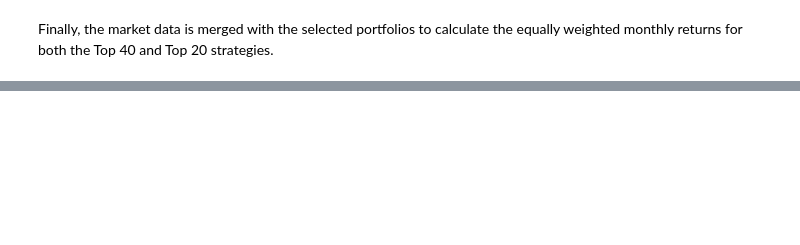
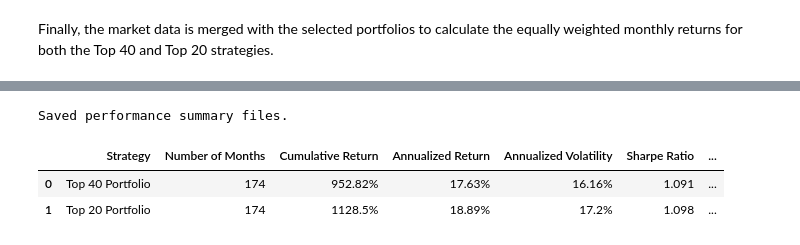
Before and after one commit to nekumonokat/ACCT655_AVI_Project, a Jupyter notebook: analysis.ipynb, the cells around one changed output, grey strips where cells are left out. Saved outputs shown, nothing was run; the diff lists cells and outputs as text; code cells hidden in the pictures; blank space fills up the shorter version.

```diff
--- a/analysis.ipynb
+++ b/analysis.ipynb
@@ -1041,0 +1156,34 @@ Portfolio returns with stock counts:
+# %%
+# ------------------------------------------------------------
+# 10.4 Format performance summary table
+# ------------------------------------------------------------
+
+performance_summary_formatted = performance_summary.copy()
+
+percent_cols = [
+    "Cumulative Return", "Annualized Return",
+    "Annualized Volatility", "Maximum Drawdown"
+]
+
+# Format percentage columns to display as percentages with two decimal places
+for col in percent_cols:
+    performance_summary_formatted[col] = (
+        performance_summary_formatted[col] * 100
+    ).round(2).astype(str) + "%"
+
+# Format Sharpe Ratio to three decimal places
+performance_summary_formatted["Sharpe Ratio"] = (
+    performance_summary_formatted["Sharpe Ratio"].round(3)
+)
+
+# Save performance summary
+performance_summary.to_csv("data/performance_summary_raw.csv", index=False)
+performance_summary_formatted.to_csv("data/performance_summary_formatted.csv", index=False)
+print("Saved performance summary files.")
+
+performance_summary_formatted
+# %% [output]
+Saved performance summary files.
+|  | Strategy | Number of Months | Cumulative Return | Annualized Return | Annualized Volatility | Sharpe Ratio | ... |
+| 0 | Top 40 Portfolio | 174 | 952.82% | 17.63% | 16.16% | 1.091 | ... |
+| 1 | Top 20 Portfolio | 174 | 1128.5% | 18.89% | 17.2% | 1.098 | ... |
```
Also changed, not shown: parts of 17 cells of this notebook.
